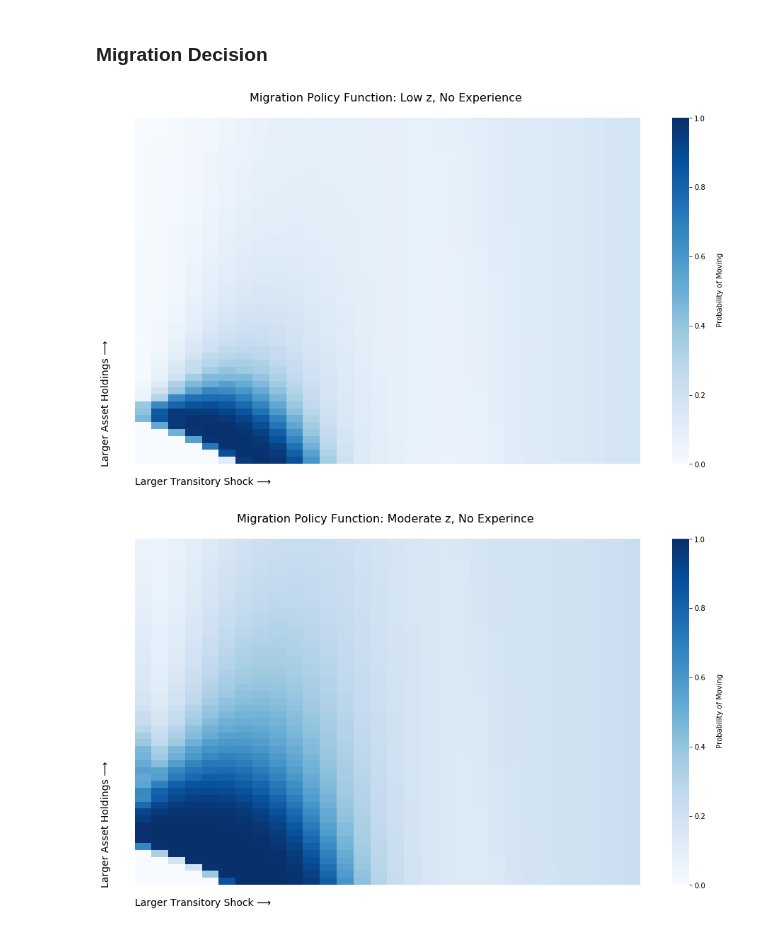
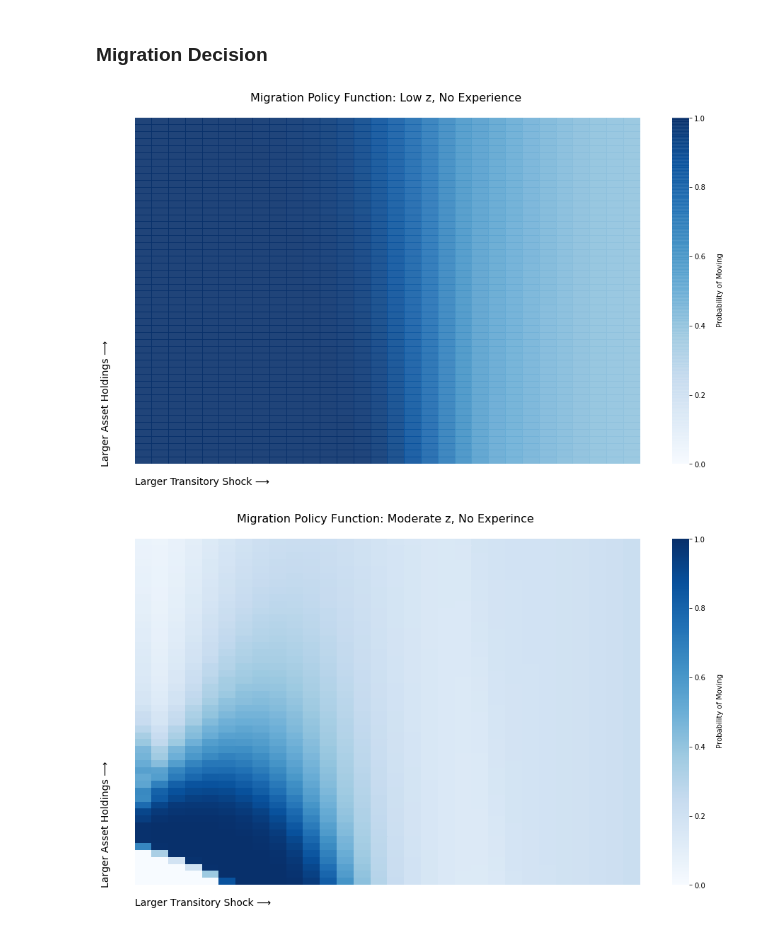
Before and after one commit to mwaugh0328/welfare_migration, a Jupyter notebook: revision2_code/plotting/plot_policy_functions.ipynb, the cells around one changed output. Cells and saved outputs as stored; diff of their text form; code cells hidden in the pictures.

Commit message:
experiment policy functions plot

```diff
--- a/revision2_code/plotting/plot_policy_functions.ipynb
+++ b/revision2_code/plotting/plot_policy_functions.ipynb
@@ -6,39 +6,43 @@ from matplotlib import gridspec
 import scipy.io
 import seaborn as sns
 # %%
+move_mat = scipy.io.loadmat( "movepolicy_exp.mat")
+
+low_move_expr = pd.DataFrame(move_mat["lowz_exp_expr"])
+
 move_mat = scipy.io.loadmat( "movepolicy.mat")
 
 low_move = pd.DataFrame(move_mat["lowz"])
 
-med_move = pd.DataFrame(move_mat["medz"])
+#med_move = pd.DataFrame(move_mat["medz"])
 
-exp_move = pd.DataFrame(move_mat["lowz_exp"])
+#exp_move = pd.DataFrame(move_mat["lowz_exp"])
 # %% [markdown]
 ### Migration Decision
 # %%
 fig, ax = plt.subplots(1,1,figsize = (16,9))
 
 #cbar_ax = fig.add_axes([0.95, .25, .03, .5])
 
-sns.heatmap((1-low_move).iloc[50:100,0:30], cmap="Blues",cbar = True,vmin=0,vmax=1.0, ax=ax,
-           cbar_kws=dict(use_gridspec=False,location="right",label = "\n Probability of Moving"))
+sns.heatmap((1-low_move_expr).iloc[50:100,0:30], cmap="Blues",cbar = True,vmin=0,vmax=1.0, ax=ax,
+           cbar_kws=dict(use_gridspec=False,location="right",label = "\n Probability of Moving"),alpha = 0.90)
 
 ax.get_xaxis().set_visible(False)
 ax.get_yaxis().set_visible(False)
 
 ax.text(-2, 50, "Larger Asset Holdings ⟶ ",fontsize = 14, rotation = 90)
 
 ax.text(0, 53, "Larger Transitory Shock ⟶ ",fontsize = 14)
 
 ax.set_title("Migration Policy Function: Low z, No Experience \n", fontsize = 16)
 
 fig_path = "C:\\github\\welfare_migration\\slides\\TALK-FIGURES\\"
 
-plt.savefig("migration_policy_low_z.png", bbox_inches = "tight", dip = 3600)
+plt.savefig("migration_policy_low_z.png", bbox_inches = "tight")
 
 plt.show()
 # %% [output]
-[figure, old version]
+[figure, new version]
 # %%
 fig, ax = plt.subplots(1,1,figsize = (16,9))
 
```
Also changed, not shown: 7 other files.
